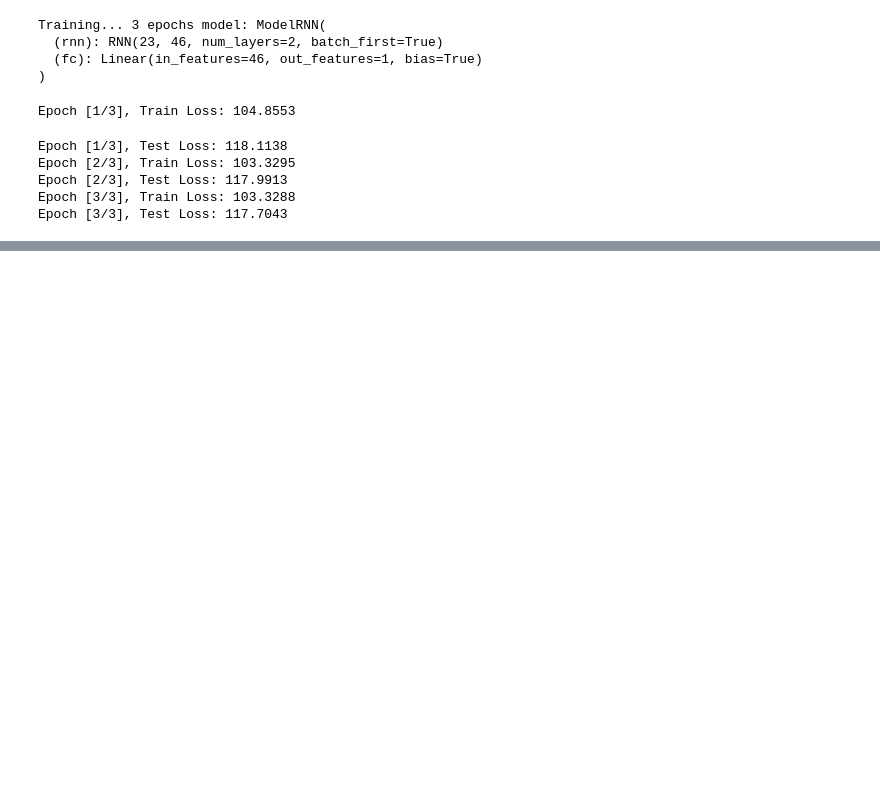
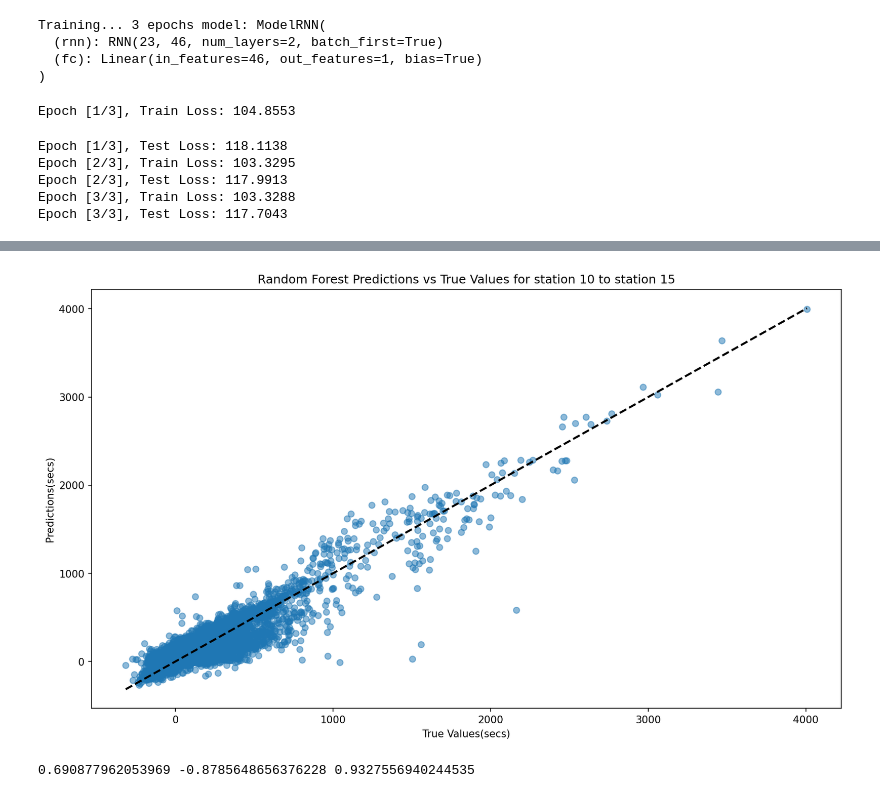
Before and after one commit to LeiY769/DataProject, a Jupyter notebook: Modeling/lines.ipynb, the cells around one changed output, grey strips where cells are left out. Drawn from its saved outputs; the diff is of its cells as text; code cells hidden in the pictures; blank space fills up the shorter version.

```diff
--- a/Modeling/lines.ipynb
+++ b/Modeling/lines.ipynb
@@ -794,0 +913,32 @@ plt.show()
+# %%
+testX, testY = create_dataset_stop(final_df, start_index=10, target_stop=15, stops_per_trip=57)
+X_train = testX[:int(len(testX) * 0.8)]
+y_train = testY[:int(len(testY) * 0.8)]
+X_test = testX[int(len(testX) * 0.8):]
+y_test = testY[int(len(testY) * 0.8):]
+
+rf = RandomForestRegressor(n_estimators=100, random_state=42,n_jobs=4)
+rf.fit(X_train, y_train)
+
+y_pred = rf.predict(X_test)
+
+fig, ax = plt.subplots(figsize=(13.33, 7.5), dpi=150)
+
+ax.scatter(y_test, y_pred, alpha=0.5)
+ax.plot([y_test.min(), y_test.max()], [y_test.min(), y_test.max()], 'k--', lw=2)
+plt.xlabel('True Values(secs)')
+plt.ylabel('Predictions(secs)')
+plt.title('Random Forest Predictions vs True Values for station 10 to station 15')
+plt.show()
+# %% [output]
+[figure, added]
+# %%
+total = []
+
+for i in range(0, 46):
+    target = [i+10]
+    r2_scores = testing_target2(target, final_df, i)
+    total.append(r2_scores)
+print(np.mean(total), np.min(total), np.max(total))
+# %% [output]
+0.690877962053969 -0.8785648656376228 0.9327556940244535
```
Also changed, not shown: parts of 15 cells of this notebook, 1 other file.
